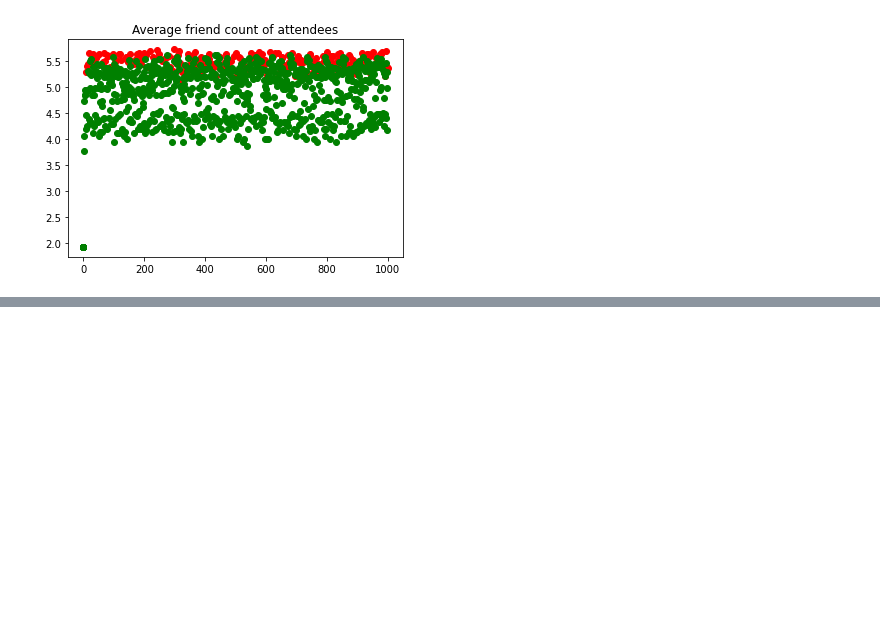
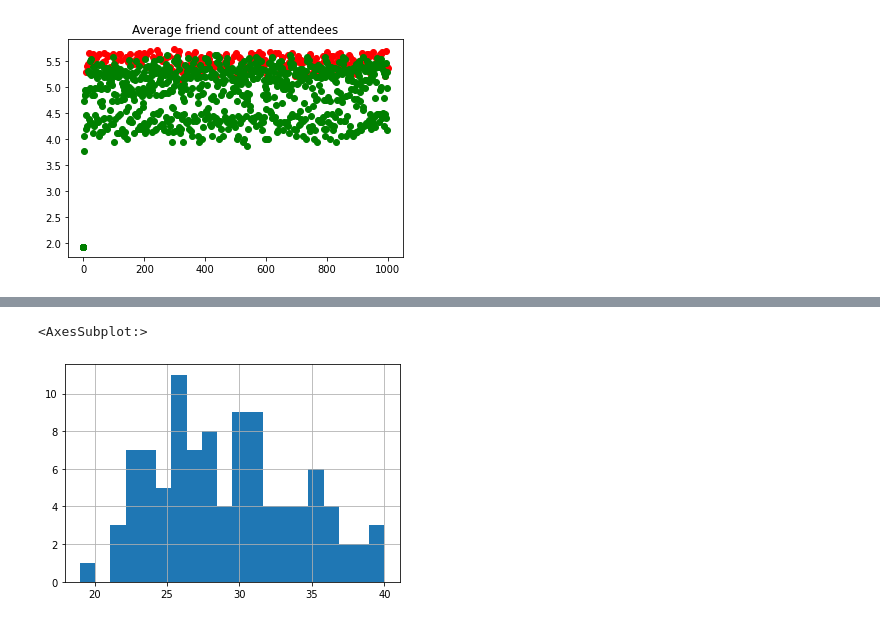
Before and after one commit to rebeku/el-farol, a Jupyter notebook: Notebooks/EF2.ipynb, the cells around one changed output, grey strips where cells are left out. Drawn from its saved outputs; the diff is of its cells as text; code cells hidden in the pictures; blank space fills up the shorter version.

```diff
--- a/Notebooks/EF2.ipynb
+++ b/Notebooks/EF2.ipynb
@@ -452,6 +430,5 @@ nx.draw_networkx_edges(G, pos)
 # %%
-fig, ax = plt.subplots(figsize=(6,4))
-layout = pos
-
-# *t* tracks timestep to animate
-t = 0
+# skip first 50 rounds to give time to settle
+attendance = [np.where(Xnp[:,50:]) for Xnp in Xnps]
+ppl = [pd.Series(a[0]) for a in attendance]
+ppl[1].shape
@@ -458,33 +437,7 @@ t = 0
 # %%
+cnts = pd.DataFrame(ppl[0].value_counts(), columns=[0])
+for i in range(1,30):
+    cnts[i] = ppl[i].value_counts()
 
-
-
-def simple_update(num, n, layout, G, ax):
-    ax.clear()
-
-    # Draw the graph with random node colors
-    random_colors = np.random.randint(2, size=n)
-    nx.draw(G, pos=layout, node_color=random_colors, ax=ax)
-
-    # Set the title
-    ax.set_title("Frame {}".format(num))
-
-
-def simple_animation():
-
-    # Build plot
-    fig, ax = plt.subplots(figsize=(6,4))
-
-    # Create a graph and layout
-    n = 30 # Number of nodes
-    m = 70 # Number of edges
-    G = nx.gnm_random_graph(n, m)
-    layout = nx.spring_layout(G)
-
-    ani = animation.FuncAnimation(fig, simple_update, frames=10, fargs=(n, layout, G, ax))
-    ani.save('animation_1.gif', writer="pillow")
-
-    plt.show()
-
-simple_animation()
+cnts.mean(axis=1)
 # %% [output]
@@ -495,0 +532,5 @@ np.hstack(Xs).shape
+# %%
+cnts[9].hist(bins=20)
+# %% [output]
+<AxesSubplot:>
+[figure, added]
```
Also changed, not shown: parts of 25 cells of this notebook, 1 other file.
